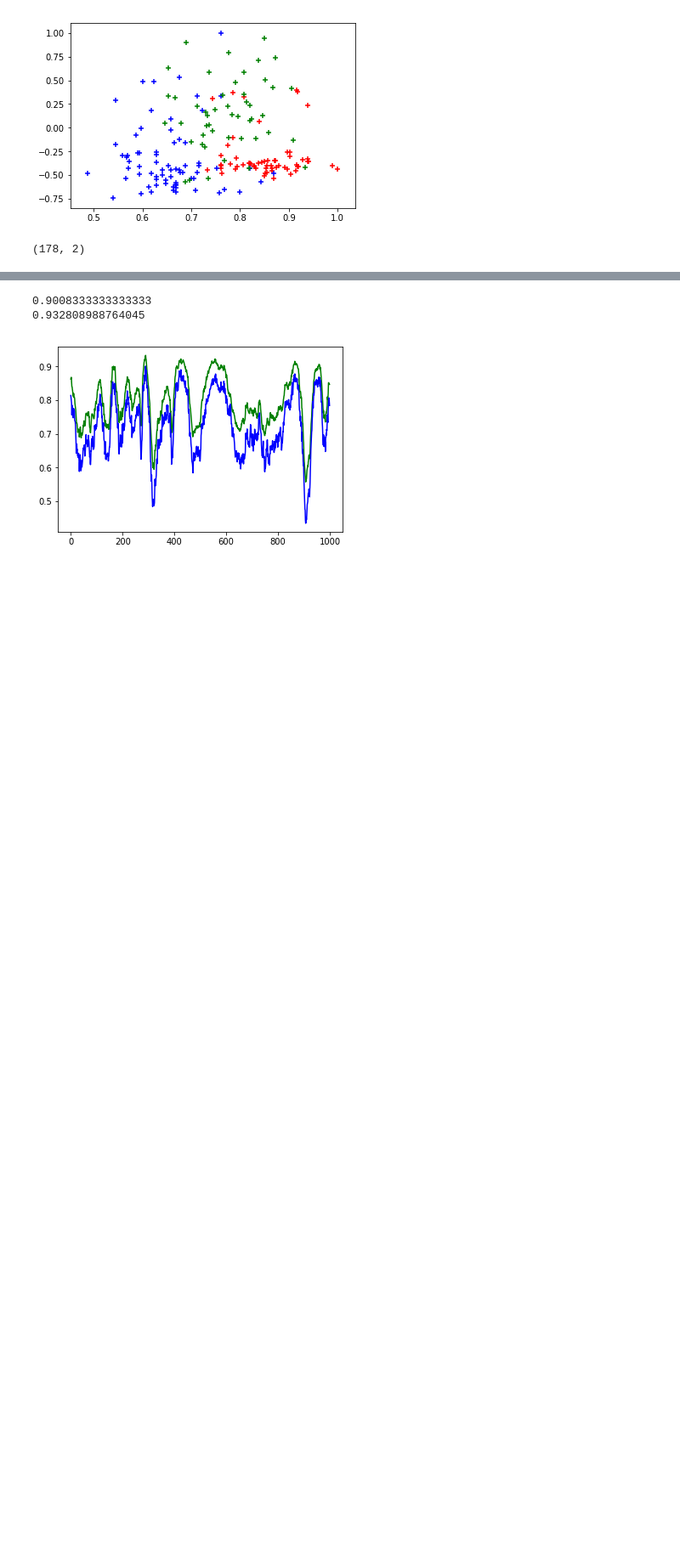
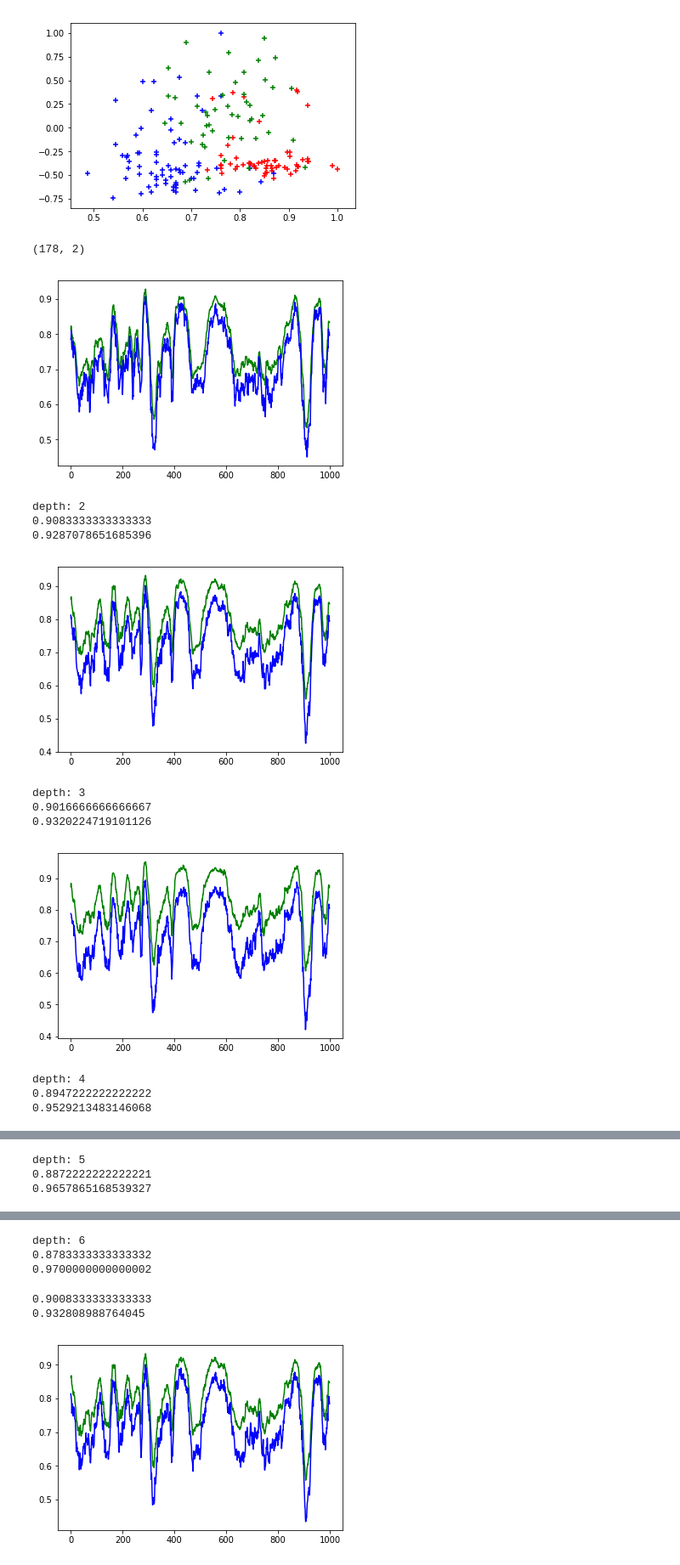
Before and after one commit to domdent/TheGrandTour, a Jupyter notebook: DecisionTree.ipynb, the cells around one changed output, grey strips where cells are left out. Shown at 85% size. Drawn from its saved outputs; the diff is of its cells as text; code cells hidden in the pictures; blank space fills up the shorter version.

```diff
--- a/DecisionTree.ipynb
+++ b/DecisionTree.ipynb
@@ -252,34 +252,57 @@ from sklearn.metrics import classification_report, confusion_matrix
 # %%
 from sklearn.model_selection import train_test_split
 from sklearn.metrics import classification_report, confusion_matrix
 
-test_accuracy = []
-total_accuracy = []
-for t in range(1000):
-    xData = tData[t][0]
-    yData = tData[t][1]
-    nData = np.vstack((xData, yData)).T
+for depth in range(2, 7):
+    test_accuracy = []
+    total_accuracy = []
+    for t in range(1000):
+        xData = tData[t][0]
+        yData = tData[t][1]
+        nData = np.vstack((xData, yData)).T
 
-    test_acc = []
-    total_acc = []
+        test_acc = []
+        total_acc = []
 
-    for i in range(100):
-        X_train, X_test, y_train, y_test = train_test_split(nData,
-                                                            classification,
-                                                            test_size=0.20)
-        clf = DecisionTreeClassifier(max_depth=3)
-        clf.fit(X_train, y_train)
+        for i in range(100):
+            X_train, X_test, y_train, y_test = train_test_split(nData,
+                                                                classification,
+                                                                test_size=0.20)
+            clf = DecisionTreeClassifier(max_depth=depth)
+            clf.fit(X_train, y_train)
 
-        y_pred = clf.predict(X_test)
+            y_pred = clf.predict(X_test)
 
-        conf_mat = confusion_matrix(y_test, y_pred)
-        total_sum = np.sum(conf_mat)
-        trace_sum = np.trace(conf_mat)
-        test_set_acc = trace_sum / total_sum
-        test_acc.append(test_set_acc)
+            conf_mat = confusion_matrix(y_test, y_pred)
+            total_sum = np.sum(conf_mat)
+            trace_sum = np.trace(conf_mat)
+            test_set_acc = trace_sum / total_sum
+            test_acc.append(test_set_acc)
 
-        score = clf.score(nData, classification)
-        total_acc.append(score)
+            score = clf.score(nData, classification)
+            total_acc.append(score)
 
-    test_accuracy.append(np.mean(test_acc))
-    total_accuracy.append(np.mean(total_acc))
+        test_accuracy.append(np.mean(test_acc))
+        total_accuracy.append(np.mean(total_acc))
+
+    x = list(range(1000))
+    plt.plot(x, total_accuracy, '-', marker=" ", color="g")
+    plt.plot(x, test_accuracy, '-', marker=" ", color="b")
+    plt.show()
+
+    print("depth: " + str(depth))
+    print(np.max(test_accuracy))
+    print(np.max(total_accuracy))
+# %% [output]
+[figure, added]
+depth: 2
+0.9083333333333333
+0.9287078651685396
+[figure, added]
+depth: 3
+0.9016666666666667
+0.9320224719101126
+[figure, added]
+depth: 4
+0.8947222222222222
+0.9529213483146068
@@ -285,0 +310,3 @@ for t in range(1000):
+depth: 5
+0.8872222222222221
+0.9657865168539327
@@ -286,3 +314,6 @@ for t in range(1000):
+depth: 6
+0.8783333333333332
+0.9700000000000002
 # %%
 x = list(range(1000))
 plt.plot(x, total_accuracy, '-', marker=" ", color="g")
```
Also changed, not shown: parts of 2 cells of this notebook, 1 other file.
